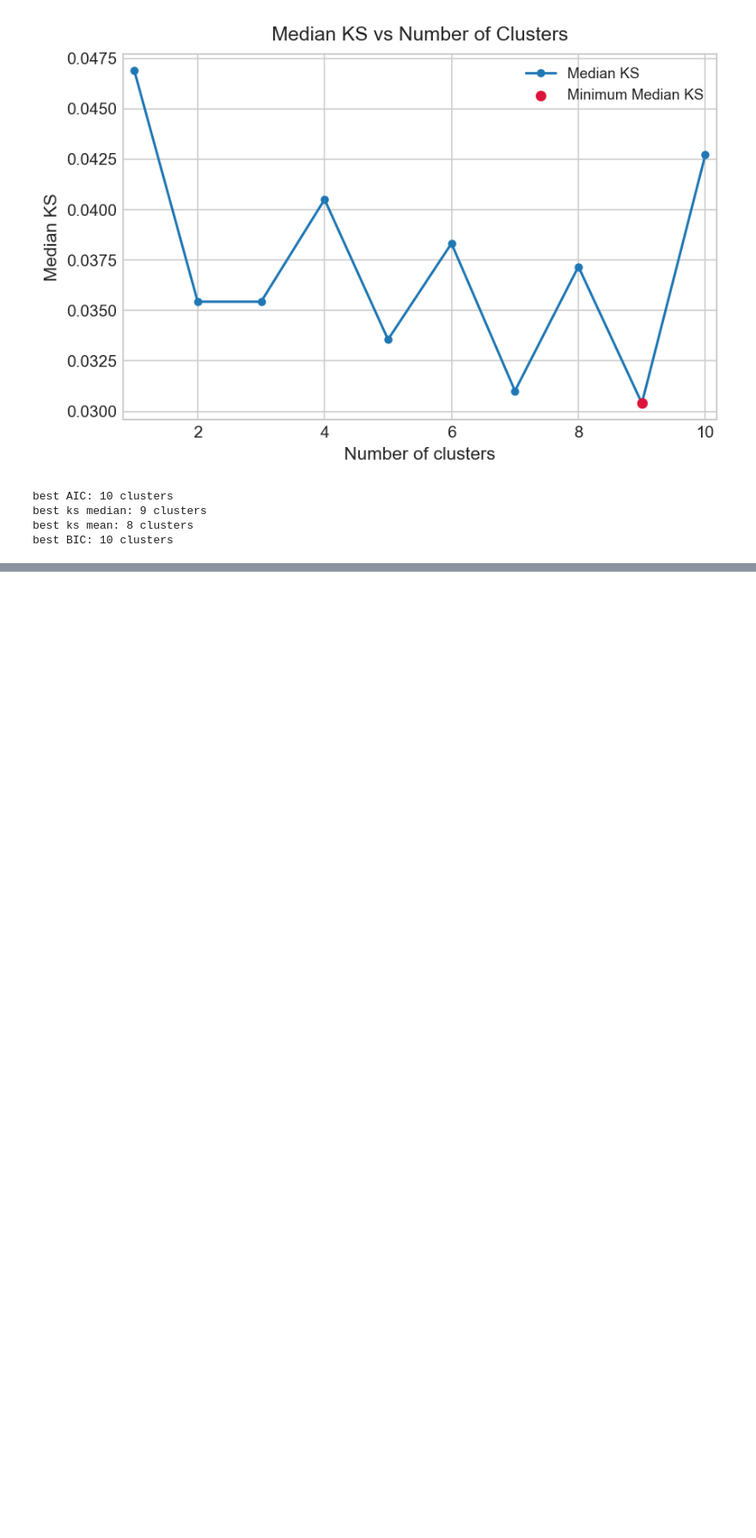
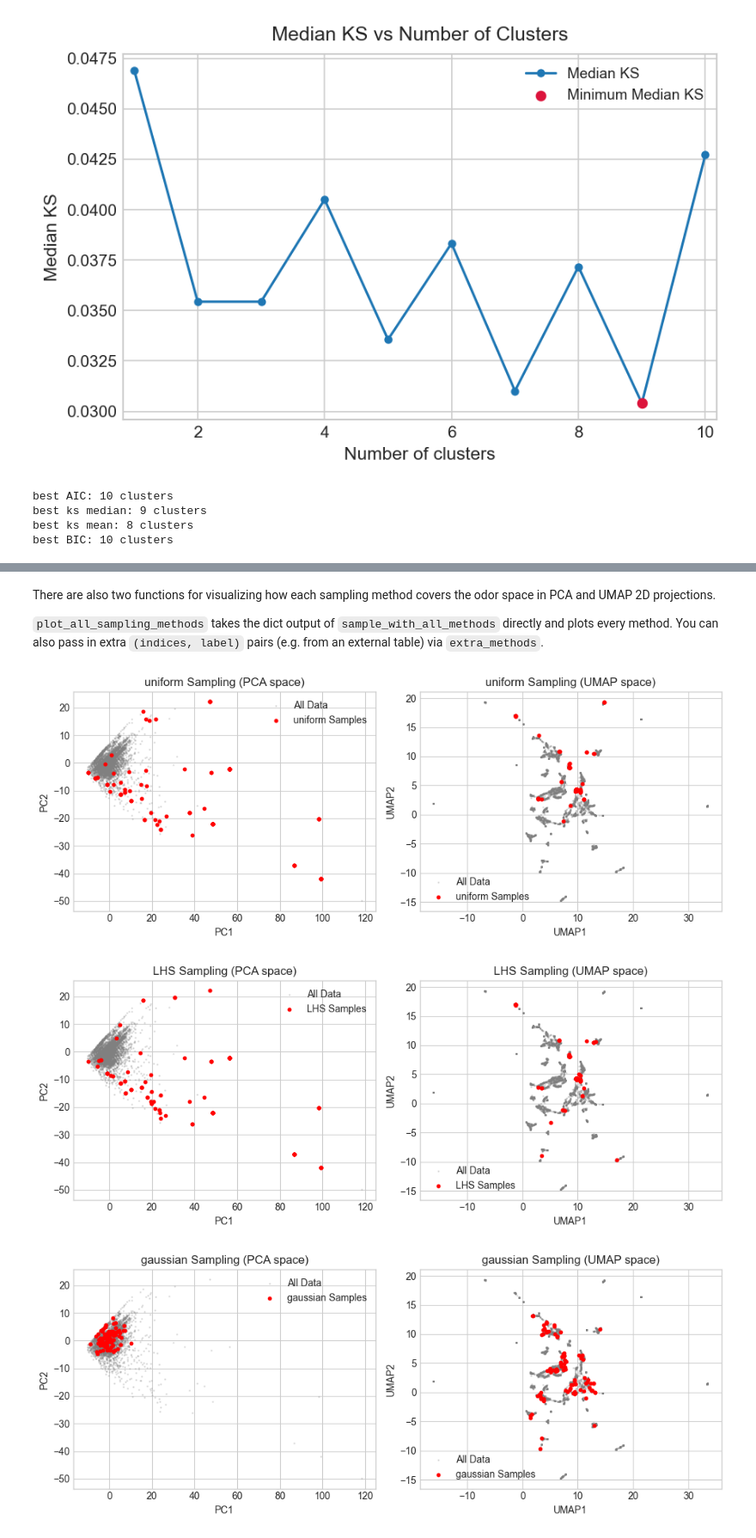
Before and after one commit to GrantMcConachie/odor_space_sampling, a Jupyter notebook: noteboooks/example_usage.ipynb, the cells around one changed output, grey strips where cells are left out. Shown at 86% size. Drawn from its saved outputs; the diff is of its cells as text; code cells hidden in the pictures; blank space fills up the shorter version.

```diff
--- a/noteboooks/example_usage.ipynb
+++ b/noteboooks/example_usage.ipynb
@@ -116,7 +116,7 @@ This script has all of the sampling functions to sample odors in different ways.
 # %%
 from odor_space_sampling import sampling
 
-all_samples = sampling.sample_with_all_methods(odor_data.x, n_samples=100, seed=12345, n_gaussians=100)
+all_samples = sampling.sample_with_all_methods(odor_data, n_samples=100, seed=12345, n_gaussians=100)
 print(all_samples)
 # %% [output]
 {'uniform': {'samples': array([[ -1.16453369,  -7.86071031,  -4.08316609, ...,  -0.65923517,
@@ -188,0 +232,10 @@ This script is for functions that are used in plotting
+# %% [markdown]
+There are also two functions for visualizing how each sampling method covers the odor space in PCA and UMAP 2D projections.
+
+`plot_all_sampling_methods` takes the dict output of `sample_with_all_methods` directly and plots every method. You can also pass in extra `(indices, label)` pairs (e.g. from an external table) via `extra_methods`.
+# %%
+plotting.plot_all_sampling_methods(odor_data.x, all_samples)
+# %% [output]
+[figure, added]
+[figure, added]
+[figure, added]
```
Also changed, not shown: parts of 11 cells of this notebook, 8 other files.
